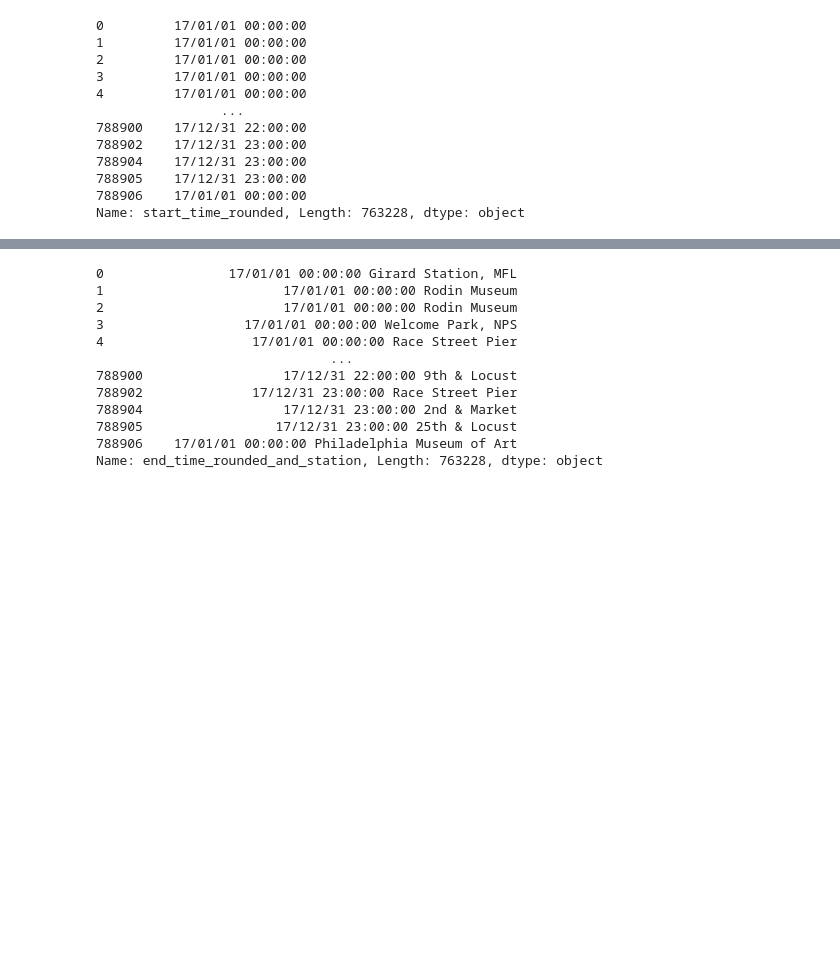
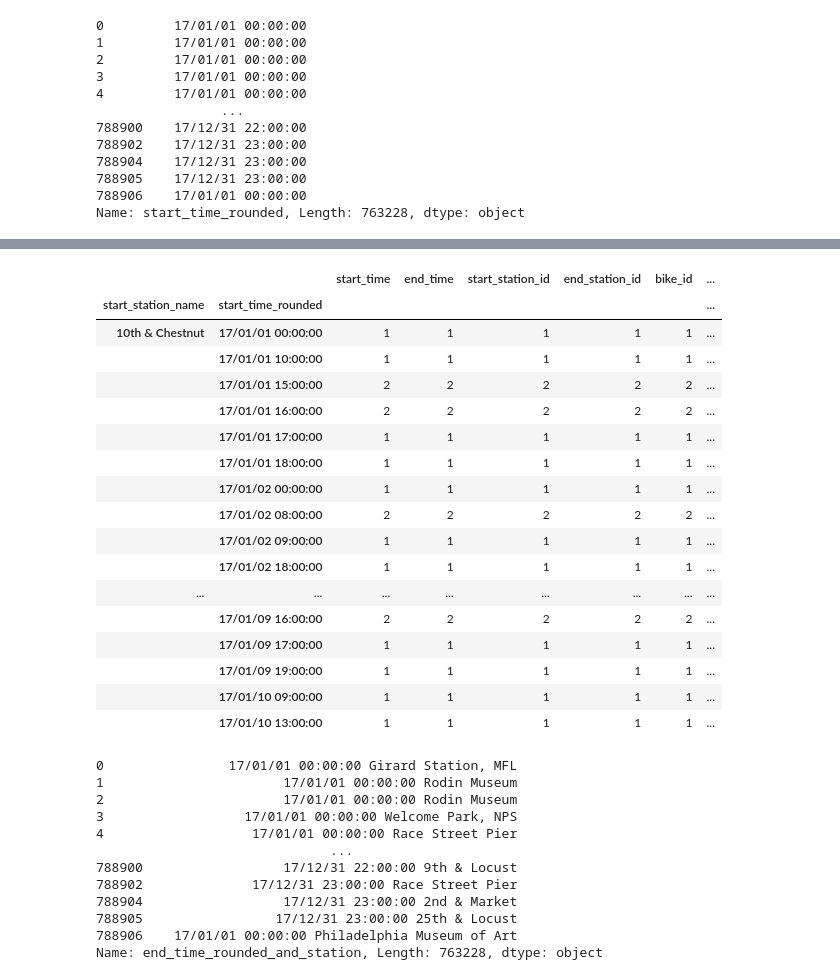
Before and after one commit to GoebelM94/dsml2021, a Jupyter notebook: notebooks/Delta Bike Rides.ipynb, the cells around one changed output, grey strips where cells are left out. Cells and saved outputs as stored; diff of their text form; code cells hidden in the pictures; blank space fills up the shorter version.

Commit message:
Incoming / Outgoing bikes added

```diff
--- a/notebooks/Delta Bike Rides.ipynb
+++ b/notebooks/Delta Bike Rides.ipynb
@@ -192,3 +256,26 @@ Name: start_time_rounded, Length: 763228, dtype: object
+# %%
+res = df_bikes.groupby(['start_station_name', 'start_time_rounded']).count()
+# %%
+res.head(50)
+# %% [output]
+|  |  | start_time | end_time | start_station_id | end_station_id | bike_id | ... |
+| start_station_name | start_time_rounded |  |  |  |  |  | ... |
+| 10th & Chestnut | 17/01/01 00:00:00 | 1 | 1 | 1 | 1 | 1 | ... |
+|  | 17/01/01 10:00:00 | 1 | 1 | 1 | 1 | 1 | ... |
+|  | 17/01/01 15:00:00 | 2 | 2 | 2 | 2 | 2 | ... |
+|  | 17/01/01 16:00:00 | 2 | 2 | 2 | 2 | 2 | ... |
+|  | 17/01/01 17:00:00 | 1 | 1 | 1 | 1 | 1 | ... |
+|  | 17/01/01 18:00:00 | 1 | 1 | 1 | 1 | 1 | ... |
+|  | 17/01/02 00:00:00 | 1 | 1 | 1 | 1 | 1 | ... |
+|  | 17/01/02 08:00:00 | 2 | 2 | 2 | 2 | 2 | ... |
+|  | 17/01/02 09:00:00 | 1 | 1 | 1 | 1 | 1 | ... |
+|  | 17/01/02 18:00:00 | 1 | 1 | 1 | 1 | 1 | ... |
+| ... | ... | ... | ... | ... | ... | ... | ... |
+|  | 17/01/09 16:00:00 | 2 | 2 | 2 | 2 | 2 | ... |
+|  | 17/01/09 17:00:00 | 1 | 1 | 1 | 1 | 1 | ... |
+|  | 17/01/09 19:00:00 | 1 | 1 | 1 | 1 | 1 | ... |
+|  | 17/01/10 09:00:00 | 1 | 1 | 1 | 1 | 1 | ... |
+|  | 17/01/10 13:00:00 | 1 | 1 | 1 | 1 | 1 | ... |
 # %%
 df_bikes['start_time_rounded_and_station'] = df_bikes['start_time_rounded'] + " " + df_bikes['start_station_name']
 df_bikes['end_time_rounded_and_station'] = df_bikes['end_time_rounded'] + " " + df_bikes['end_station_name']
```
Also changed, not shown: parts of 9 cells of this notebook.
